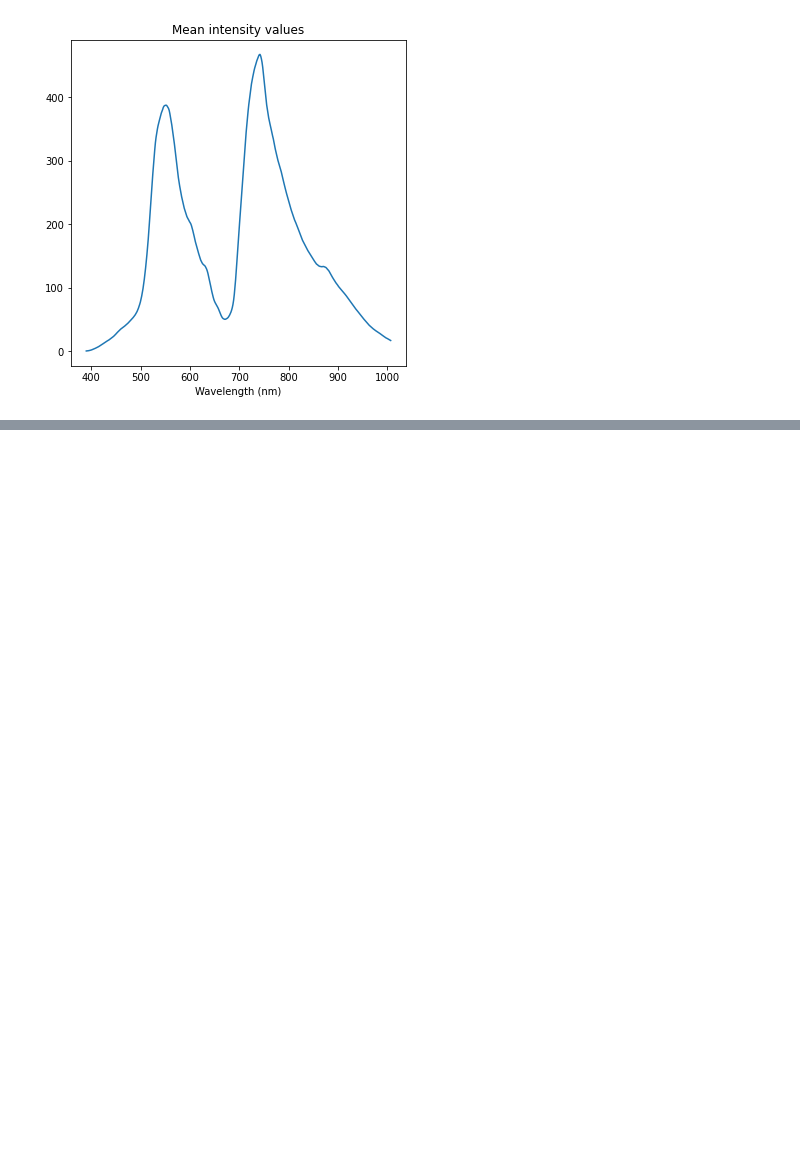
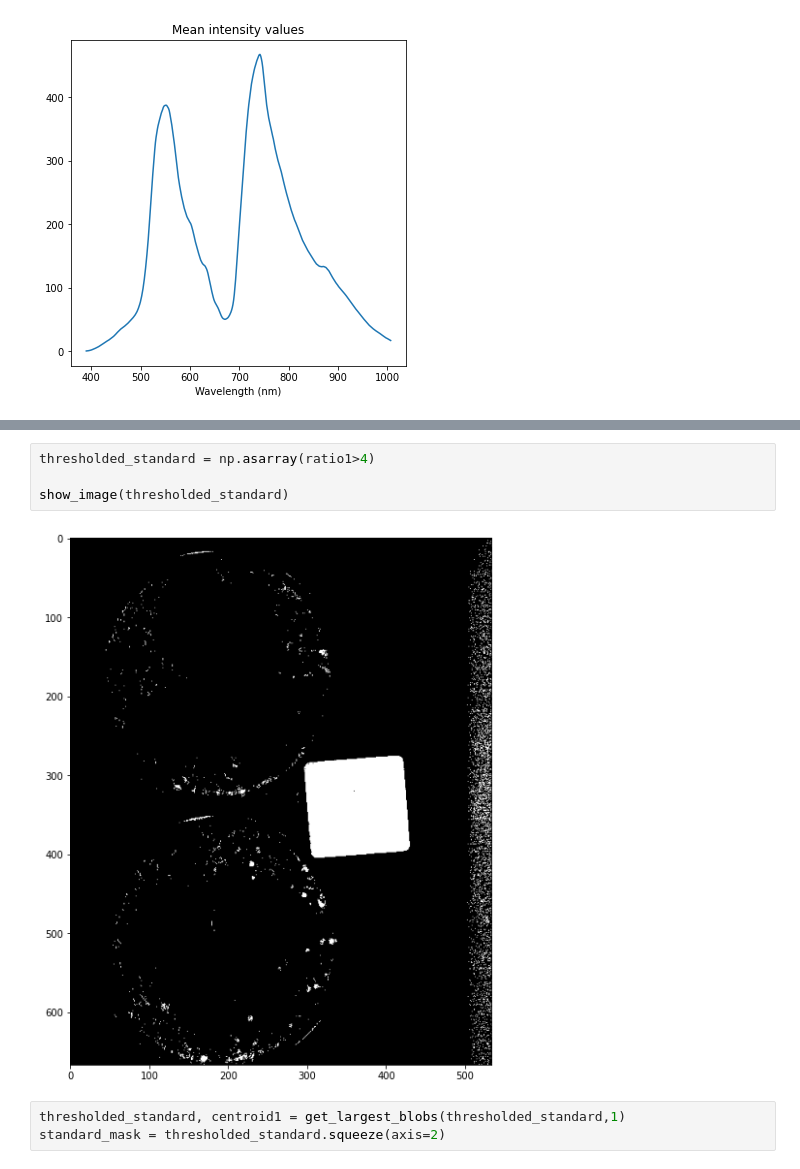
Before and after one commit to piyuss/hyperspectral-image-demo, a Jupyter notebook: Hyper_image_demo.ipynb, the cells around one changed output, grey strips where cells are left out. Cells and saved outputs as stored; diff of their text form; blank space fills up the shorter version.

```diff
--- a/Hyper_image_demo.ipynb
+++ b/Hyper_image_demo.ipynb
@@ -329,0 +368,9 @@ plot_spectrum(spectrum_list, "Mean intensity values")
+# %%
+thresholded_standard = np.asarray(ratio1>4)
+
+show_image(thresholded_standard)
+# %% [output]
+[figure, added]
+# %%
+thresholded_standard, centroid1 = get_largest_blobs(thresholded_standard,1)
+standard_mask = thresholded_standard.squeeze(axis=2)
```
Also changed, not shown: parts of 13 cells of this notebook.
